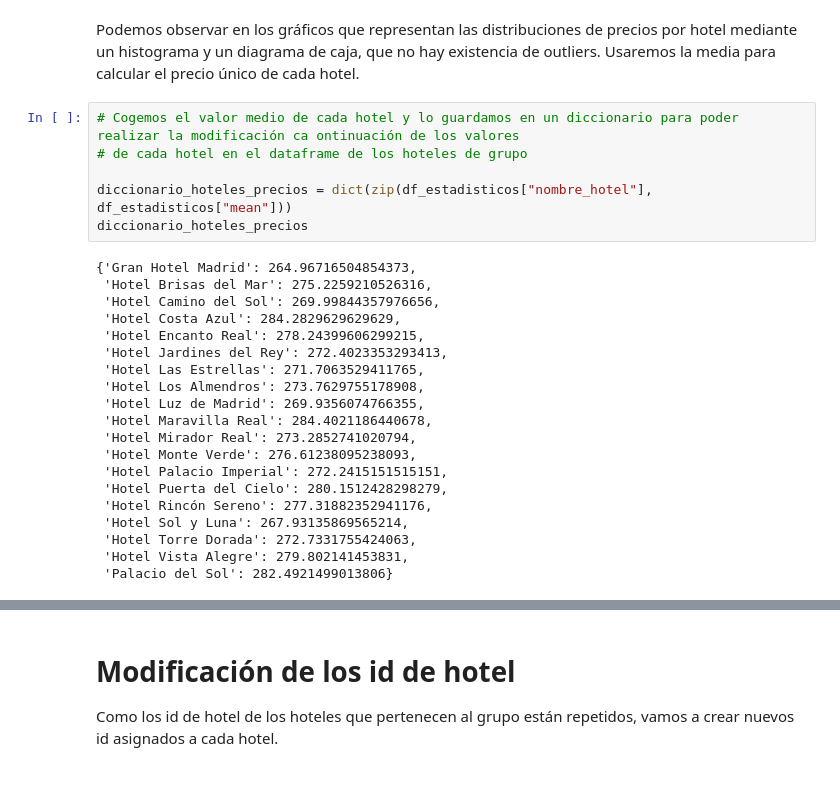
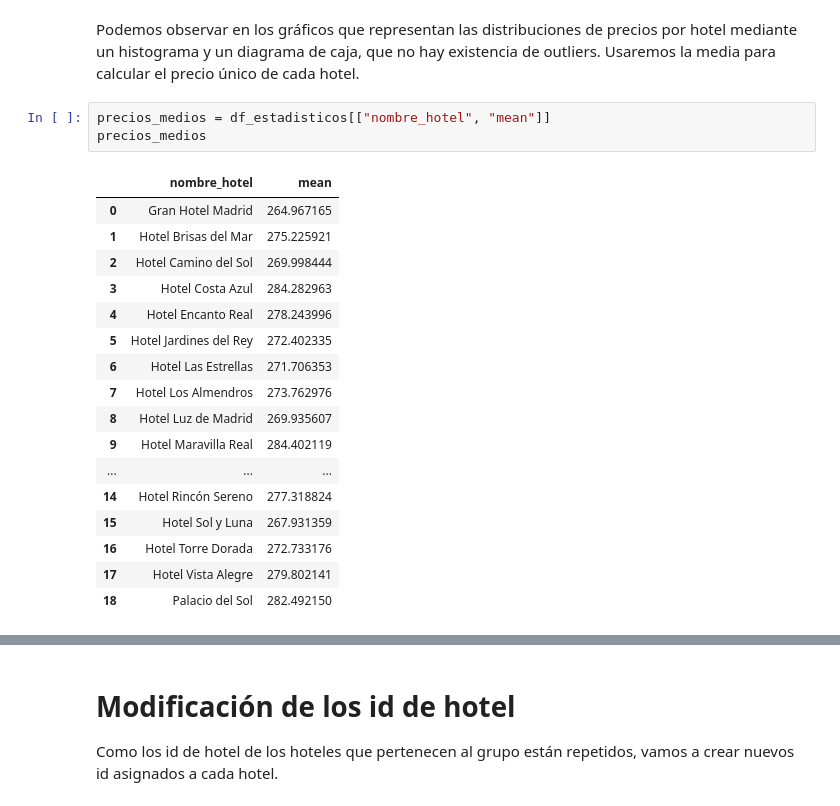
Before and after one commit to Gabijc/Proyecto_ETL_Hoteles, a Jupyter notebook: Notebooks/Analisis_inicial.ipynb, the cells around one changed output, grey strips where cells are left out. Cells and saved outputs as stored; diff of their text form.

```diff
--- a/Notebooks/Analisis_inicial.ipynb
+++ b/Notebooks/Analisis_inicial.ipynb
@@ -677,29 +604,24 @@ graficos_estadisticos(hoteles_grupo, lista_graficos, nombre_hoteles)
 ... (7 outputs left out)
 # %% [markdown]
 Podemos observar en los gráficos que representan las distribuciones de precios por hotel mediante un histograma y un diagrama de caja, que no hay existencia de outliers. Usaremos la media para calcular el precio único de cada hotel.
-# %%
-# Cogemos el valor medio de cada hotel y lo guardamos en un diccionario para poder realizar la modificación ca ontinuación de los valores
-# de cada hotel en el dataframe de los hoteles de grupo
-
-diccionario_hoteles_precios = dict(zip(df_estadisticos["nombre_hotel"], df_estadisticos["mean"]))
-diccionario_hoteles_precios
-# %% [output]
-{'Gran Hotel Madrid': 264.96716504854373,
- 'Hotel Brisas del Mar': 275.2259210526316,
- 'Hotel Camino del Sol': 269.99844357976656,
- 'Hotel Costa Azul': 284.2829629629629,
- 'Hotel Encanto Real': 278.24399606299215,
- 'Hotel Jardines del Rey': 272.4023353293413,
- 'Hotel Las Estrellas': 271.7063529411765,
- 'Hotel Los Almendros': 273.7629755178908,
- 'Hotel Luz de Madrid': 269.9356074766355,
- 'Hotel Maravilla Real': 284.4021186440678,
- 'Hotel Mirador Real': 273.2852741020794,
- 'Hotel Monte Verde': 276.61238095238093,
- 'Hotel Palacio Imperial': 272.2415151515151,
- 'Hotel Puerta del Cielo': 280.1512428298279,
- 'Hotel Rincón Sereno': 277.31882352941176,
- 'Hotel Sol y Luna': 267.93135869565214,
- 'Hotel Torre Dorada': 272.7331755424063,
- 'Hotel Vista Alegre': 279.802141453831,
- 'Palacio del Sol': 282.4921499013806}
+# %%
+precios_medios = df_estadisticos[["nombre_hotel", "mean"]]
+precios_medios
+# %% [output]
+|  | nombre_hotel | mean |
+| 0 | Gran Hotel Madrid | 264.967165 |
+| 1 | Hotel Brisas del Mar | 275.225921 |
+| 2 | Hotel Camino del Sol | 269.998444 |
+| 3 | Hotel Costa Azul | 284.282963 |
+| 4 | Hotel Encanto Real | 278.243996 |
+| 5 | Hotel Jardines del Rey | 272.402335 |
+| 6 | Hotel Las Estrellas | 271.706353 |
+| 7 | Hotel Los Almendros | 273.762976 |
+| 8 | Hotel Luz de Madrid | 269.935607 |
+| 9 | Hotel Maravilla Real | 284.402119 |
+| ... | ... | ... |
+| 14 | Hotel Rincón Sereno | 277.318824 |
+| 15 | Hotel Sol y Luna | 267.931359 |
+| 16 | Hotel Torre Dorada | 272.733176 |
+| 17 | Hotel Vista Alegre | 279.802141 |
+| 18 | Palacio del Sol | 282.492150 |
```
Also changed, not shown: parts of 68 cells of this notebook, 2 other files.
